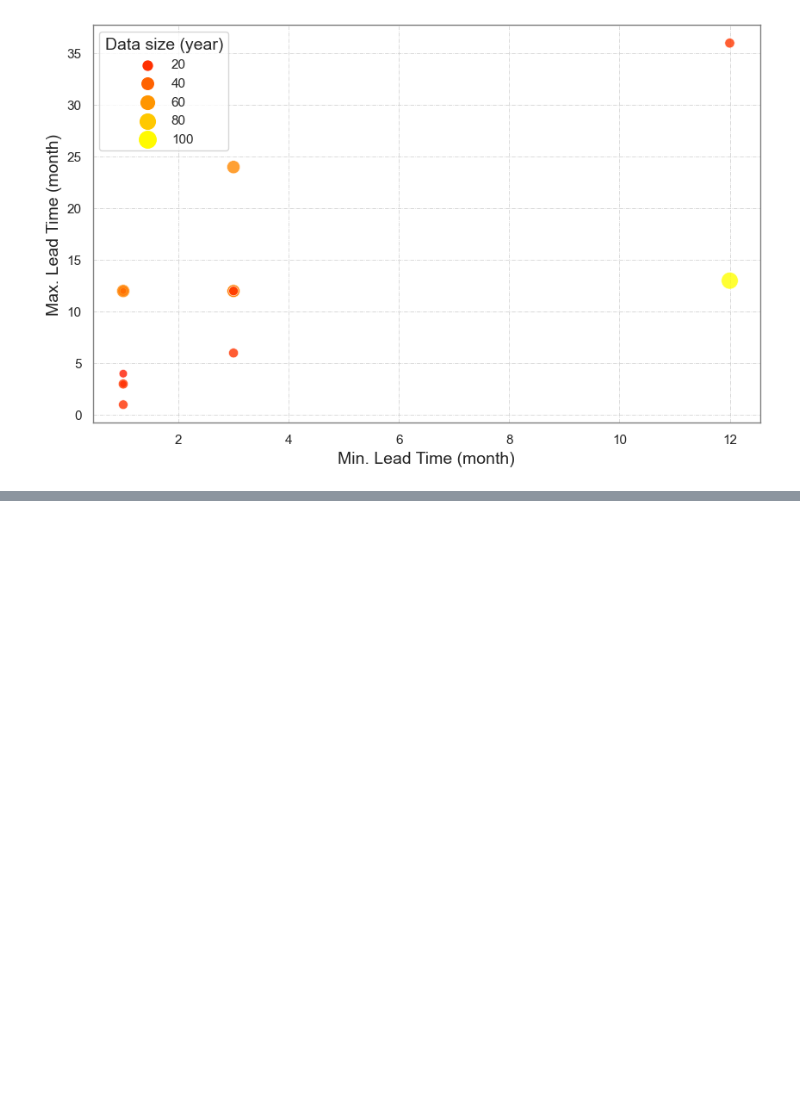
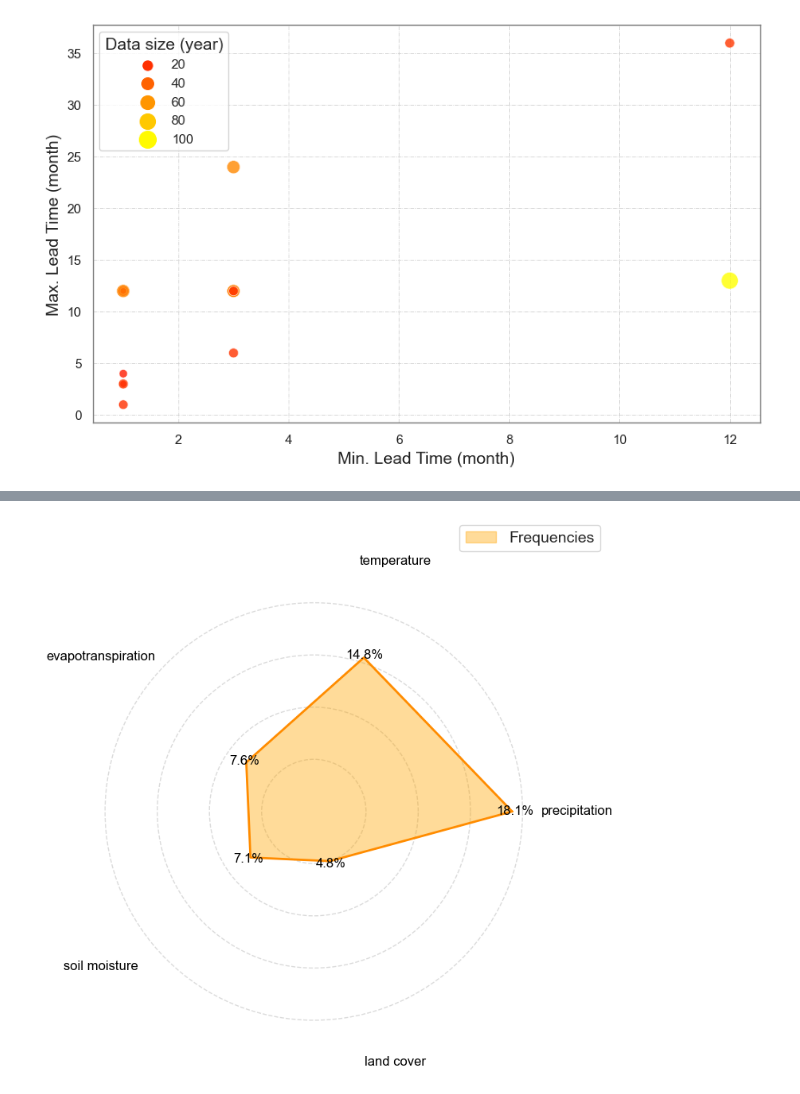
Before and after one commit to andreaeoluz/review_droughtDL, a Jupyter notebook: data_representation.ipynb, the cells around one changed output, grey strips where cells are left out. Drawn from its saved outputs; the diff is of its cells as text; code cells hidden in the pictures; blank space fills up the shorter version.

```diff
--- a/data_representation.ipynb
+++ b/data_representation.ipynb
@@ -1577,0 +1593,82 @@ plt.show()
+# %%
+import pandas as pd
+import matplotlib.pyplot as plt
+import numpy as np
+
+# Carregar os dados da segunda planilha (sheet) do arquivo Excel
+data_extraction = pd.read_excel('data_extraction.xlsx', sheet_name=1)
+
+# Remover campos vazios na coluna 'Input data'
+data_extraction = data_extraction.dropna(subset=['input_data'])
+
+# Substituir "LULC" por "Land Cover" nos dados
+data_extraction['input_data'] = data_extraction['input_data'].str.replace('LULC', 'land cover')
+
+# Contar a frequência das variáveis de entrada
+input_counts = {}
+for inputs in data_extraction['input_data']:
+    for input_var in inputs.split(';'):
+        input_var = input_var.strip()  # Remover espaços em branco
+        if input_var in input_counts:
+            input_counts[input_var] += 1
+        else:
+            input_counts[input_var] = 1
+
+# Selecionar as 5 variáveis mais frequentes
+top_inputs = sorted(input_counts, key=input_counts.get, reverse=True)[:5]
+top_counts = [input_counts[input_var] for input_var in top_inputs]
+
+# Calcular percentagens
+total_counts = sum(input_counts.values())
+percentages = [(input_counts[input_var] / total_counts) * 100 for input_var in top_inputs]
+
+# Criar um gráfico de radar
+labels = np.array(top_inputs)
+stats = np.array(top_counts)
+
+angles = np.linspace(0, 2 * np.pi, len(labels), endpoint=False).tolist()
+
+# Adicionar o primeiro ponto ao final para fechar o gráfico
+stats = np.concatenate((stats, [stats[0]]))
+angles = np.concatenate((angles, [angles[0]]))
+
+# Estilo do gráfico
+fig, ax = plt.subplots(figsize=(10, 8), subplot_kw=dict(polar=True))
+
+# Preenchimento do radar
+ax.fill(angles, stats, color='orange', alpha=0.4, label='Frequencies')
+ax.plot(angles, stats, color='darkorange', linewidth=2, linestyle='-')
+
+# Linhas de grade e círculo central
+ax.yaxis.grid(True, linestyle='--', alpha=0.7)
+ax.xaxis.grid(False)
+ax.spines['polar'].set_visible(False)
+
+# Ajustes de rótulos das variáveis
+ax.set_xticks(angles[:-1])
+ax.set_xticklabels(labels, fontsize=12, color='black')
+
+# Remover os rótulos do eixo radial
+ax.set_yticklabels([])
+ax.set_ylim(0, max(stats) + 9)  # Ajustar o limite superior para dar espaçamento
+
+# Adicionar percentagens próximas das bordas
+for angle, stat, percentage, label in zip(angles[:-1], stats[:-1], percentages, labels):
+    x_offset = np.sin(angle) * 0.2  # Ajustar deslocamento horizontal
+    y_offset = np.cos(angle) * 0.2  # Ajustar deslocamento vertical
+    ax.text(angle, stat + 0.5, f'{percentage:.1f}%',
+            horizontalalignment='center', verticalalignment='center', fontsize=12, color='black')
+
+# Adicionar uma legenda
+ax.legend(loc='upper right', bbox_to_anchor=(1.1, 1.1), fontsize=14)
+
+# Configurações globais de fonte e estilo
+plt.rcParams["font.family"] = "Arial"
+plt.rcParams["font.size"] = 18
+
+# Salvar o gráfico como um arquivo PDF
+path_out = 'images/inputVariables.pdf'
+plt.savefig(path_out, bbox_inches='tight', format='pdf', dpi=300)
+plt.show()
+# %% [output]
+[figure, added]
```
Also changed, not shown: parts of 11 cells of this notebook, 9 other files.
